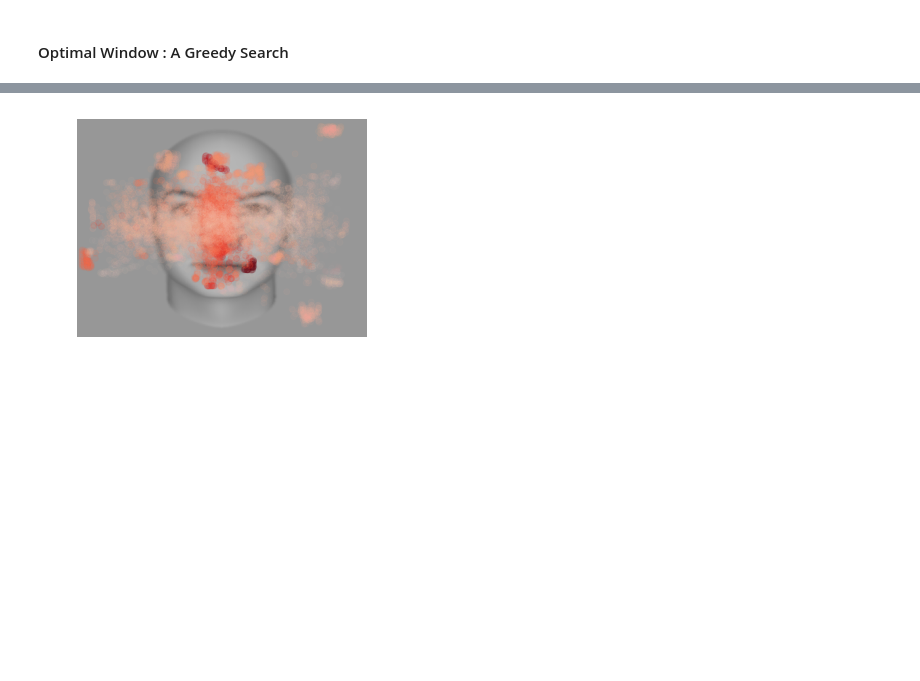
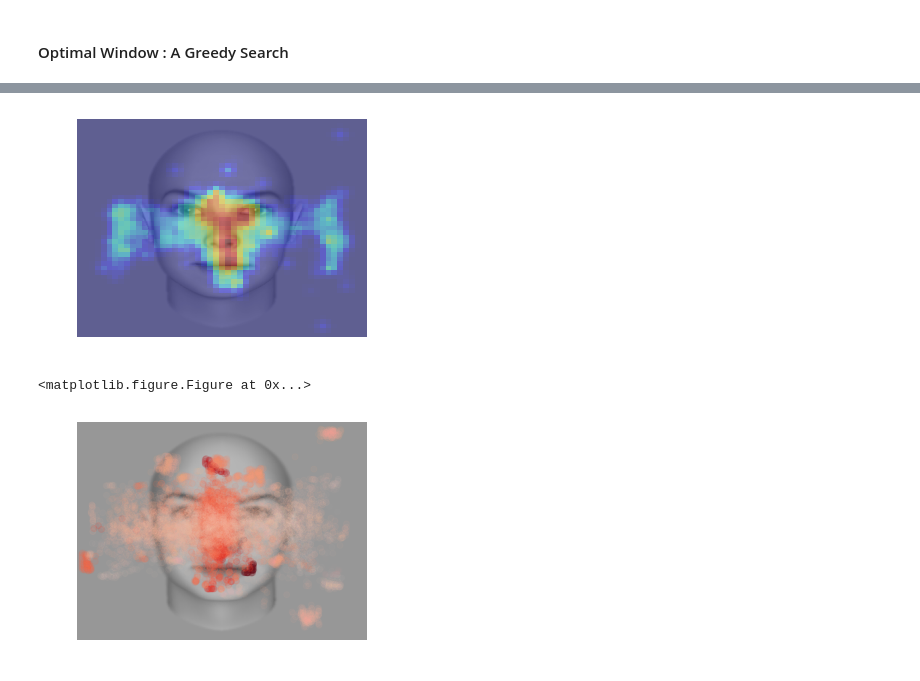
Before and after one commit to hyunwoogu/EyeStrategy, a Jupyter notebook: EyeTrack.ipynb, the cells around one changed output, grey strips where cells are left out. Cells and saved outputs as stored; diff of their text form; code cells hidden in the pictures; blank space fills up the shorter version.

```diff
--- a/EyeTrack.ipynb
+++ b/EyeTrack.ipynb
@@ -354,0 +334,16 @@ plt.show()
+# %%
+fig, ax = plt.subplots()
+
+Num = 1
+FileNum = Data[Data['filenumber']==Num]
+adr = '21/' + str(Num) + '.png'
+img = cv2.imread(adr, 1)
+img = cv2.resize(img, (1600, 1200), interpolation=cv2.INTER_CUBIC)
+
+plt.imshow(img, alpha=.5)
+plt.xlim(0, 1600)
+plt.ylim(1200, 0)
+plt.axis('off')
+
+ax.scatter(B[:,0]+75, B[:,1]+75, c=B[:,2], cmap=mycmapB)
+plt.show()
@@ -366,3 +381,19 @@ def expMLEfinder(x, y, Xwin, Ywin):
+# %%
+plt.figure()
+
+plt.imshow(img, alpha=20) # for image
+plt.axis('off')
+
+xmin, xmax = plt.xlim()
+ymin, ymax = plt.ylim()
+
+plt.imshow(gaussian_filter(res, sigma=.8), cmap='jet', alpha=.4, extent=(xmin,xmax,ymin,ymax))
+
+plt.show()
+plt.savefig('../EyeTracking_data/Figures/Application.png')
+# %% [output]
+[figure, added]
+<matplotlib.figure.Figure at 0x...>
 # %%
 XwinSize=50
 YwinSize=50
```
Also changed, not shown: parts of 4 cells of this notebook, 1 other file.
